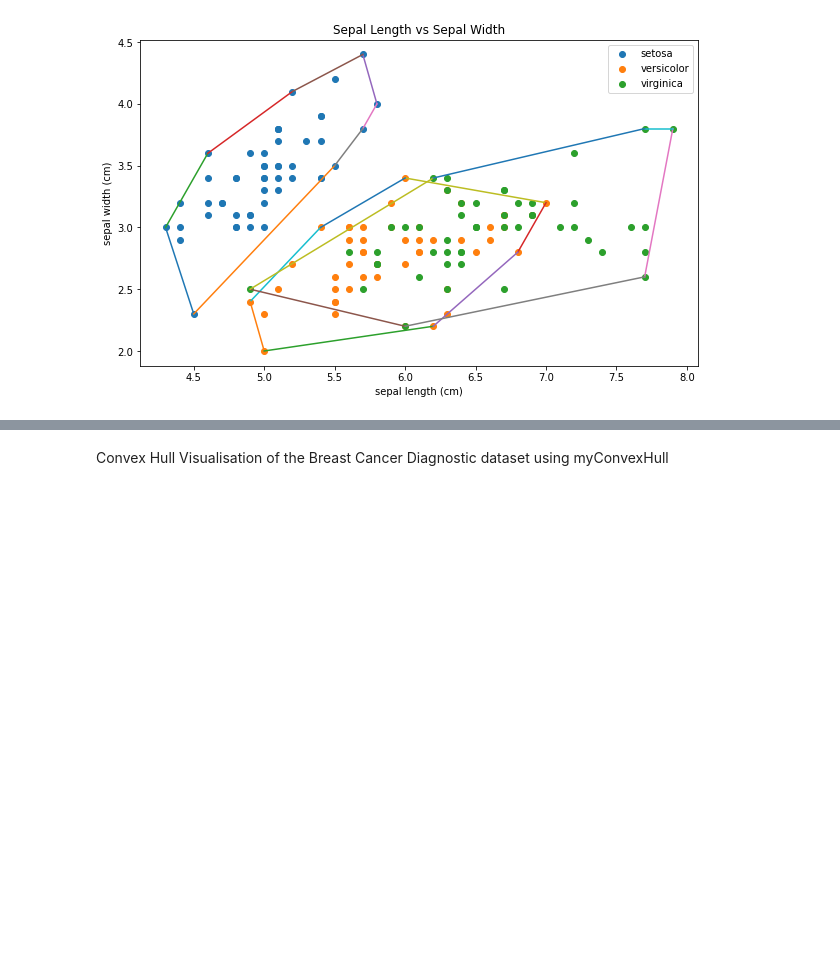
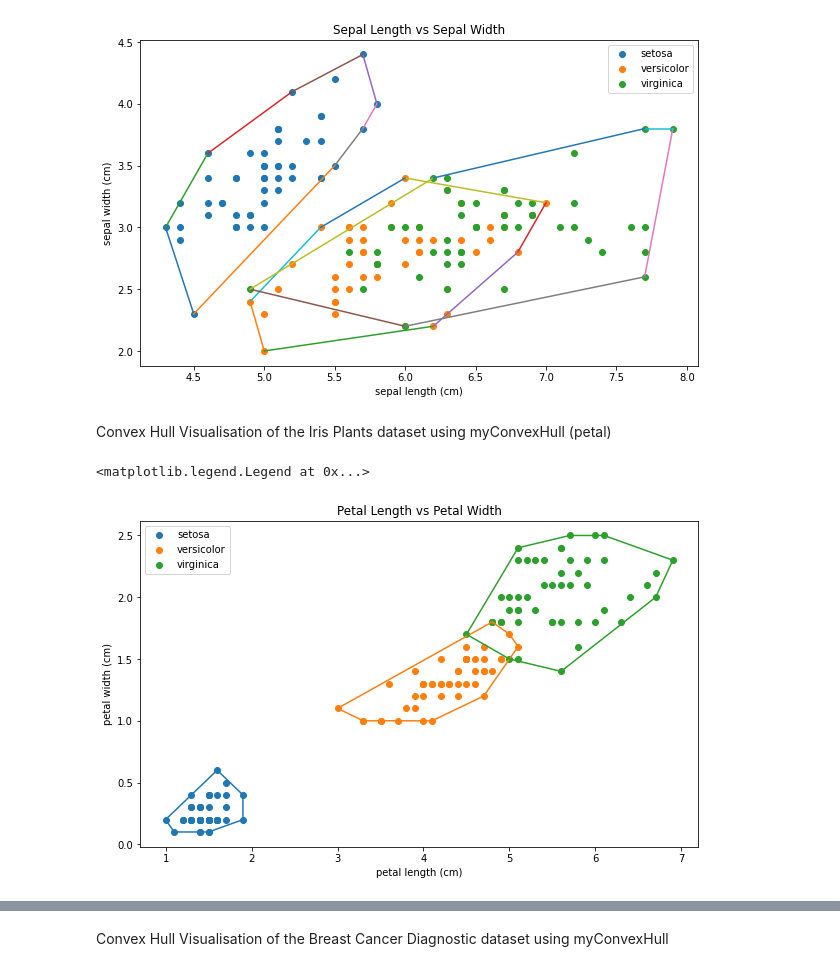
Before and after one commit to tastytypist/convex-hull-visualiser, a Jupyter notebook: src/convex_hull.ipynb, the cells around one changed output, grey strips where cells are left out. Cells and saved outputs as stored; diff of their text form; code cells hidden in the pictures; blank space fills up the shorter version.

Commit message:
Add iris petal visualisation

```diff
--- a/src/convex_hull.ipynb
+++ b/src/convex_hull.ipynb
@@ -55,3 +55,30 @@ plt.legend()
 # %% [output]
 <matplotlib.legend.Legend at 0x...>
 [figure]
+# %% [markdown]
+Convex Hull Visualisation of the Iris Plants dataset using myConvexHull (petal)
+# %%
+plt.figure(figsize=(10, 6))
+plt.title("Petal Length vs Petal Width")
+plt.xlabel(first_data.feature_names[2])
+plt.ylabel(first_data.feature_names[3])
+for i in range(len(first_data.target_names)):
+    bucket = df[df["Target"] == i]
+    bucket = bucket.iloc[:, [2, 3]].values
+    plt.scatter(bucket[:, 0], bucket[:, 1], label=first_data.target_names[i])
+    hull = cH.convex_hull(bucket)
+
+    x_coordinates = []
+    y_coordinates = []
+    for j in range(len(hull)):
+        x_coordinates.append(hull[j][0])
+        y_coordinates.append(hull[j][1])
+    x_coordinates.append(hull[0][0])
+    y_coordinates.append(hull[0][1])
+
+    plt.plot(x_coordinates, y_coordinates)
+
+plt.legend()
+# %% [output]
+<matplotlib.legend.Legend at 0x...>
+[figure, added]
```
Also changed, not shown: parts of 4 cells of this notebook.
